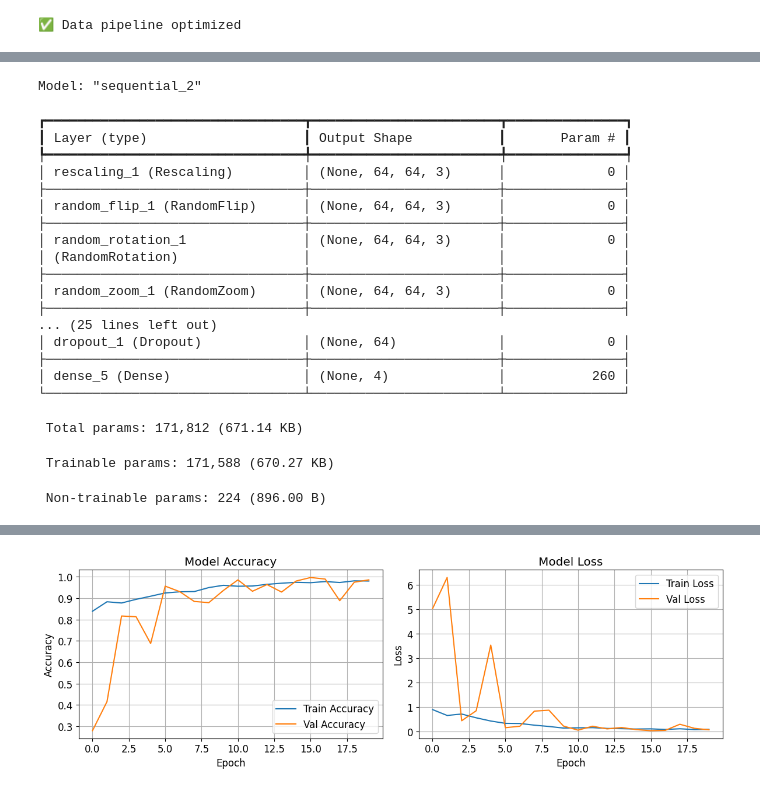
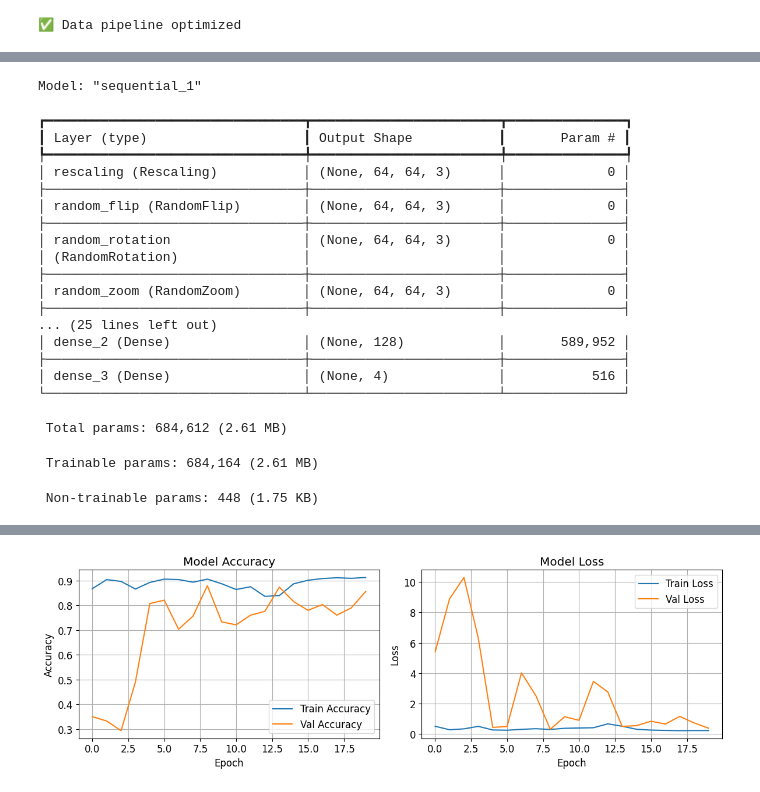
Before and after one commit to mwpersson/mini-project-5, a Jupyter notebook: notebooks/cnn_classifier.ipynb, the cells around one changed output, grey strips where cells are left out. Cells and saved outputs as stored; diff of their text form; code cells hidden in the pictures.

Commit message:
add experimental model and some model comparisons

```diff
--- a/notebooks/cnn_classifier.ipynb
+++ b/notebooks/cnn_classifier.ipynb
@@ -97,7 +97,7 @@ Unique images remaining: 5592
 # %%
 data_dir = os.path.join(dataset_path, "data")
 
-batch_size = 32
+batch_size = 64
 img_size = (64, 64)
 seed = 42
 
@@ -371,30 +371,30 @@ model_augmented = models.Sequential([
     layers.RandomRotation(0.1),
     layers.RandomZoom(0.1),
     # First convolutional block
-    layers.Conv2D(16, (3, 3), activation='relu'),
+    layers.Conv2D(32, (3, 3), activation='relu'),
     layers.BatchNormalization(),
     layers.MaxPooling2D((2, 2)),
 
     # Second convolutional block
-    layers.Conv2D(32, (3, 3), activation='relu'),
+    layers.Conv2D(64, (3, 3), activation='relu'),
     layers.BatchNormalization(),
     layers.MaxPooling2D((2, 2)),
 
     # Third convolutional block
-    layers.Conv2D(64, (3, 3), activation='relu'),
+    layers.Conv2D(128, (3, 3), activation='relu'),
     layers.BatchNormalization(),
     layers.MaxPooling2D((2, 2)),
 
     # Flatten and dense layers
     layers.Flatten(),
-    layers.Dense(64, activation='relu'),
     layers.Dropout(0.3),
+    layers.Dense(128, activation='relu'),
     layers.Dense(num_classes, activation='softmax')
 ])
 
 # Compile the model
 model_augmented.compile(
-    optimizer='adamw',
+    optimizer='adam',
     loss='sparse_categorical_crossentropy',
     metrics=['accuracy']
 )
@@ -439,25 +439,25 @@ test_loss, test_accuracy = model_augmented.evaluate(test_ds)
 print(f"\nTest Accuracy: {test_accuracy:.4f}")
 print(f"Test Loss: {test_loss:.4f}")
 # %% [output]
-Model: "sequential_2"
+Model: "sequential_1"
 ┏━━━━━━━━━━━━━━━━━━━━━━━━━━━━━━━━━┳━━━━━━━━━━━━━━━━━━━━━━━━┳━━━━━━━━━━━━━━━┓
 ┃ Layer (type)                    ┃ Output Shape           ┃       Param # ┃
 ┡━━━━━━━━━━━━━━━━━━━━━━━━━━━━━━━━━╇━━━━━━━━━━━━━━━━━━━━━━━━╇━━━━━━━━━━━━━━━┩
-│ rescaling_1 (Rescaling)         │ (None, 64, 64, 3)      │             0 │
+│ rescaling (Rescaling)           │ (None, 64, 64, 3)      │             0 │
 ├─────────────────────────────────┼────────────────────────┼───────────────┤
-│ random_flip_1 (RandomFlip)      │ (None, 64, 64, 3)      │             0 │
+│ random_flip (RandomFlip)        │ (None, 64, 64, 3)      │             0 │
 ├─────────────────────────────────┼────────────────────────┼───────────────┤
-│ random_rotation_1               │ (None, 64, 64, 3)      │             0 │
+│ random_rotation                 │ (None, 64, 64, 3)      │             0 │
 │ (RandomRotation)                │                        │               │
 ├─────────────────────────────────┼────────────────────────┼───────────────┤
-│ random_zoom_1 (RandomZoom)      │ (None, 64, 64, 3)      │             0 │
+│ random_zoom (RandomZoom)        │ (None, 64, 64, 3)      │             0 │
 ├─────────────────────────────────┼────────────────────────┼───────────────┤
 ... (25 lines left out)
-│ dropout_1 (Dropout)             │ (None, 64)             │             0 │
+│ dense_2 (Dense)                 │ (None, 128)            │       589,952 │
 ├─────────────────────────────────┼────────────────────────┼───────────────┤
-│ dense_5 (Dense)                 │ (None, 4)              │           260 │
+│ dense_3 (Dense)                 │ (None, 4)              │           516 │
 └─────────────────────────────────┴────────────────────────┴───────────────┘
- Total params: 171,812 (671.14 KB)
+ Total params: 684,612 (2.61 MB)
- Trainable params: 171,588 (670.27 KB)
+ Trainable params: 684,164 (2.61 MB)
- Non-trainable params: 224 (896.00 B)
+ Non-trainable params: 448 (1.75 KB)
 Epoch 1/20
@@ -480 +480 @@ Epoch 20/20
-[figure, old version]
+[figure, new version]
```
Also changed, not shown: parts of 10 cells of this notebook.
